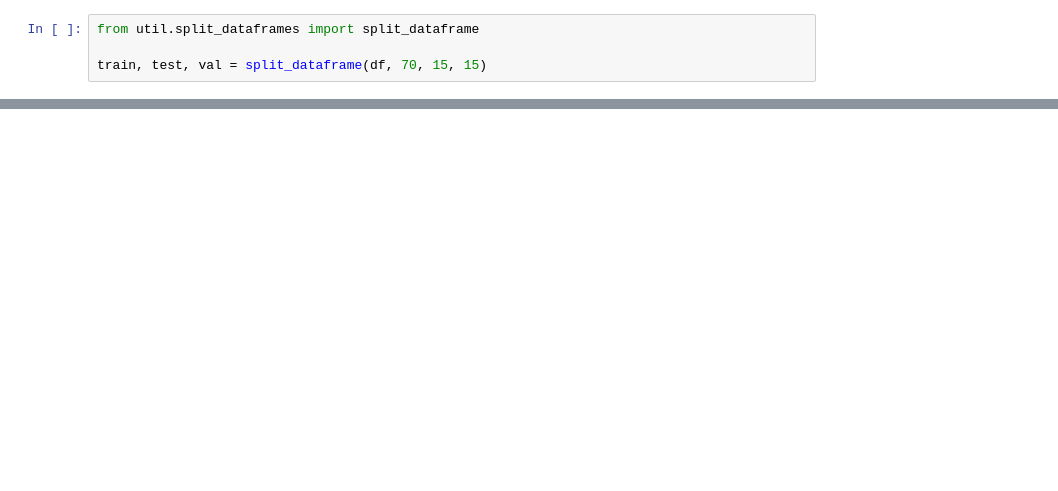
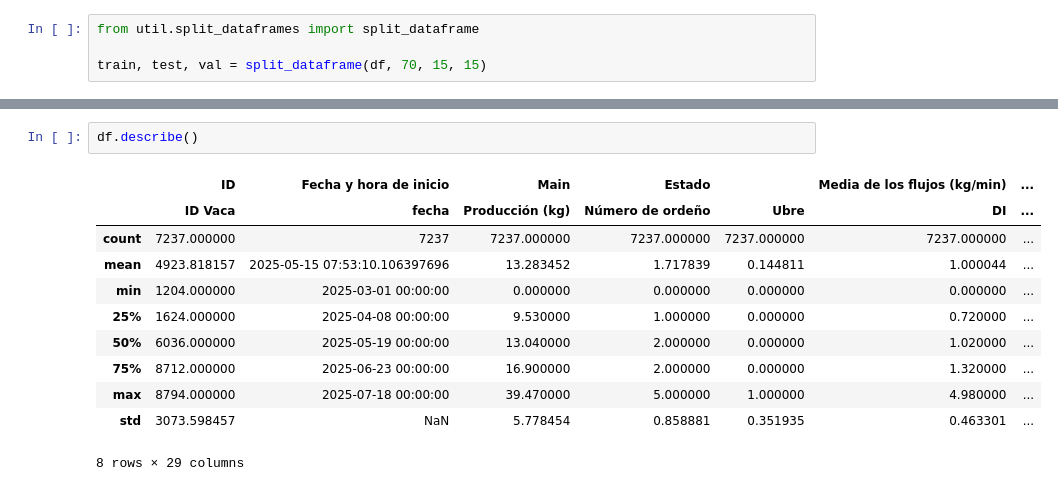
Before and after one commit to DiegoAlfaro1/Reto-ConcentracionIA-Vacas, a Jupyter notebook: prueba.ipynb, the cells around one changed output, grey strips where cells are left out. Saved outputs shown, nothing was run; the diff lists cells and outputs as text; blank space fills up the shorter version.

```diff
--- a/prueba.ipynb
+++ b/prueba.ipynb
@@ -53,0 +54,14 @@ val.head()
+# %%
+df.describe()
+# %% [output]
+|  | ID | Fecha y hora de inicio | Main | Estado |  | Media de los flujos (kg/min) | ... |
+|  | ID Vaca | fecha | Producción (kg) | Número de ordeño | Ubre | DI | ... |
+| count | 7237.000000 | 7237 | 7237.000000 | 7237.000000 | 7237.000000 | 7237.000000 | ... |
+| mean | 4923.818157 | 2025-05-15 07:53:10.106397696 | 13.283452 | 1.717839 | 0.144811 | 1.000044 | ... |
+| min | 1204.000000 | 2025-03-01 00:00:00 | 0.000000 | 0.000000 | 0.000000 | 0.000000 | ... |
+| 25% | 1624.000000 | 2025-04-08 00:00:00 | 9.530000 | 1.000000 | 0.000000 | 0.720000 | ... |
+| 50% | 6036.000000 | 2025-05-19 00:00:00 | 13.040000 | 2.000000 | 0.000000 | 1.020000 | ... |
+| 75% | 8712.000000 | 2025-06-23 00:00:00 | 16.900000 | 2.000000 | 0.000000 | 1.320000 | ... |
+| max | 8794.000000 | 2025-07-18 00:00:00 | 39.470000 | 5.000000 | 1.000000 | 4.980000 | ... |
+| std | 3073.598457 | NaN | 5.778454 | 0.858881 | 0.351935 | 0.463301 | ... |
+8 rows × 29 columns
```
Also changed, not shown: parts of 10 cells of this notebook, 1 other file.
